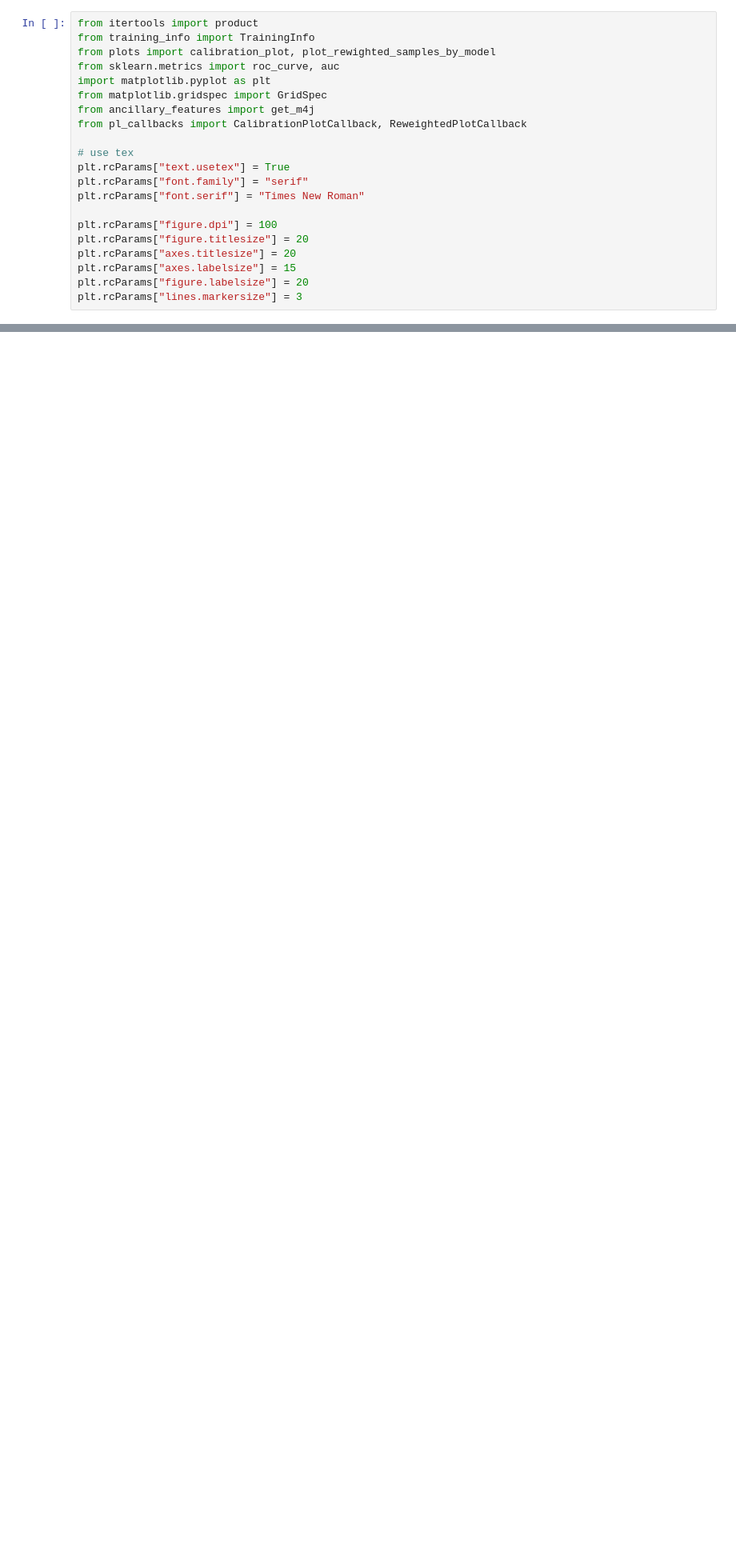
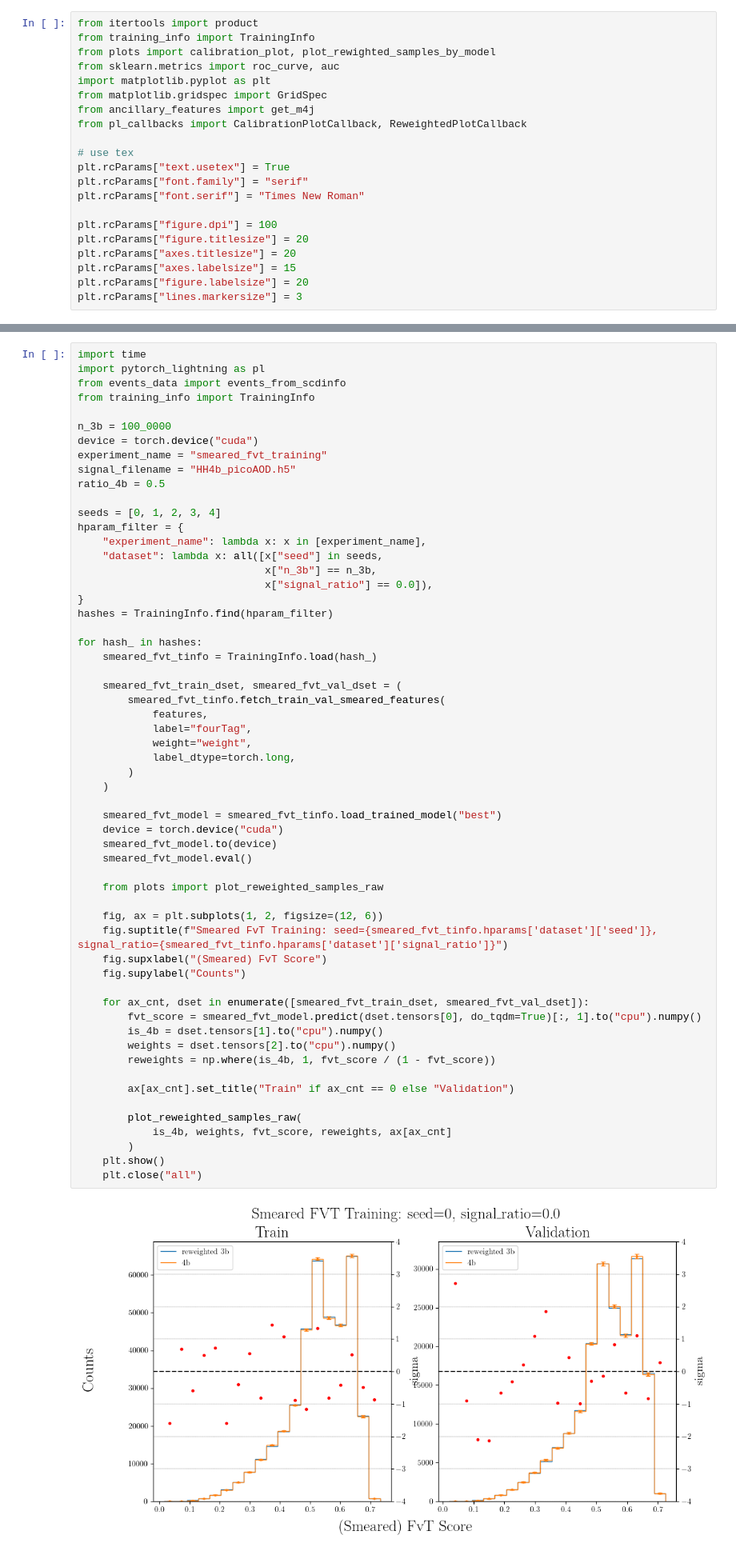
Before and after one commit to soheunyi/SRFinder, a Jupyter notebook: soheun/notebooks/smeared_fvt_training.ipynb, the cells around one changed output, grey strips where cells are left out. Shown at 80% size. Drawn from its saved outputs; the diff is of its cells as text; blank space fills up the shorter version.

```diff
--- a/soheun/notebooks/smeared_fvt_training.ipynb
+++ b/soheun/notebooks/smeared_fvt_training.ipynb
@@ -56,0 +61,60 @@ plt.rcParams["lines.markersize"] = 3
+# %%
+import time
+import pytorch_lightning as pl
+from events_data import events_from_scdinfo
+from training_info import TrainingInfo
+
+n_3b = 100_0000
+device = torch.device("cuda")
+experiment_name = "smeared_fvt_training"
+signal_filename = "HH4b_picoAOD.h5"
+ratio_4b = 0.5
+
+seeds = [0, 1, 2, 3, 4]
+hparam_filter = {
+    "experiment_name": lambda x: x in [experiment_name],
+    "dataset": lambda x: all([x["seed"] in seeds,
+                              x["n_3b"] == n_3b,
+                              x["signal_ratio"] == 0.0]),
+}
+hashes = TrainingInfo.find(hparam_filter)
+
+for hash_ in hashes:
+    smeared_fvt_tinfo = TrainingInfo.load(hash_)
+
+    smeared_fvt_train_dset, smeared_fvt_val_dset = (
+        smeared_fvt_tinfo.fetch_train_val_smeared_features(
+            features,
+            label="fourTag",
+            weight="weight",
+            label_dtype=torch.long,
+        )
+    )
+
+    smeared_fvt_model = smeared_fvt_tinfo.load_trained_model("best")
+    device = torch.device("cuda")
+    smeared_fvt_model.to(device)
+    smeared_fvt_model.eval()
+
+    from plots import plot_reweighted_samples_raw
+
+    fig, ax = plt.subplots(1, 2, figsize=(12, 6))
+    fig.suptitle(f"Smeared FvT Training: seed={smeared_fvt_tinfo.hparams['dataset']['seed']}, signal_ratio={smeared_fvt_tinfo.hparams['dataset']['signal_ratio']}")
+    fig.supxlabel("(Smeared) FvT Score")
+    fig.supylabel("Counts")
+
+    for ax_cnt, dset in enumerate([smeared_fvt_train_dset, smeared_fvt_val_dset]):
+        fvt_score = smeared_fvt_model.predict(dset.tensors[0], do_tqdm=True)[:, 1].to("cpu").numpy()
+        is_4b = dset.tensors[1].to("cpu").numpy()
+        weights = dset.tensors[2].to("cpu").numpy()
+        reweights = np.where(is_4b, 1, fvt_score / (1 - fvt_score))
+
+        ax[ax_cnt].set_title("Train" if ax_cnt == 0 else "Validation")
+
+        plot_reweighted_samples_raw(
+            is_4b, weights, fvt_score, reweights, ax[ax_cnt]
+        )
+    plt.show()
+    plt.close("all")
+# %% [output]
+[figure, added]
```
Also changed, not shown: parts of 8 cells of this notebook, 25 other files.
